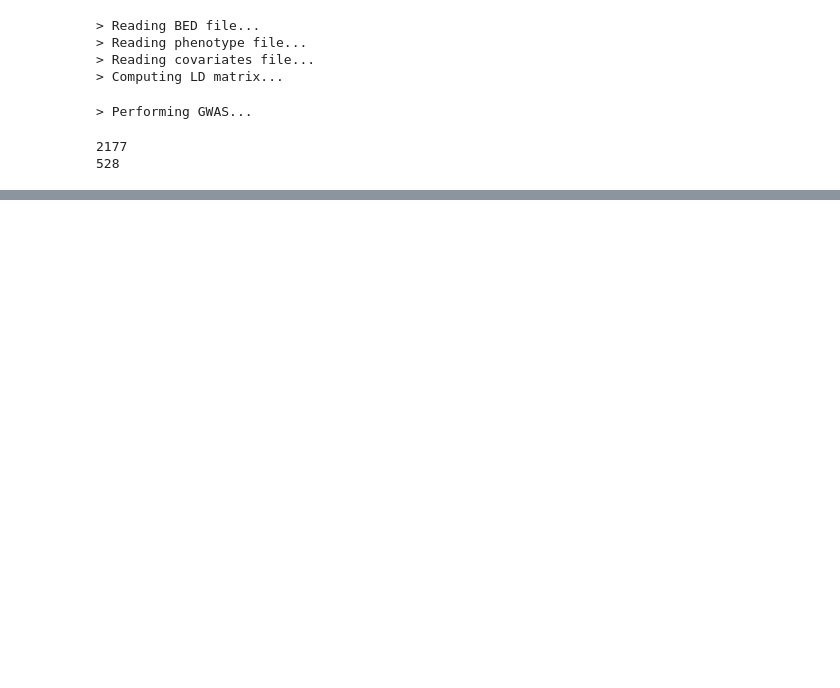
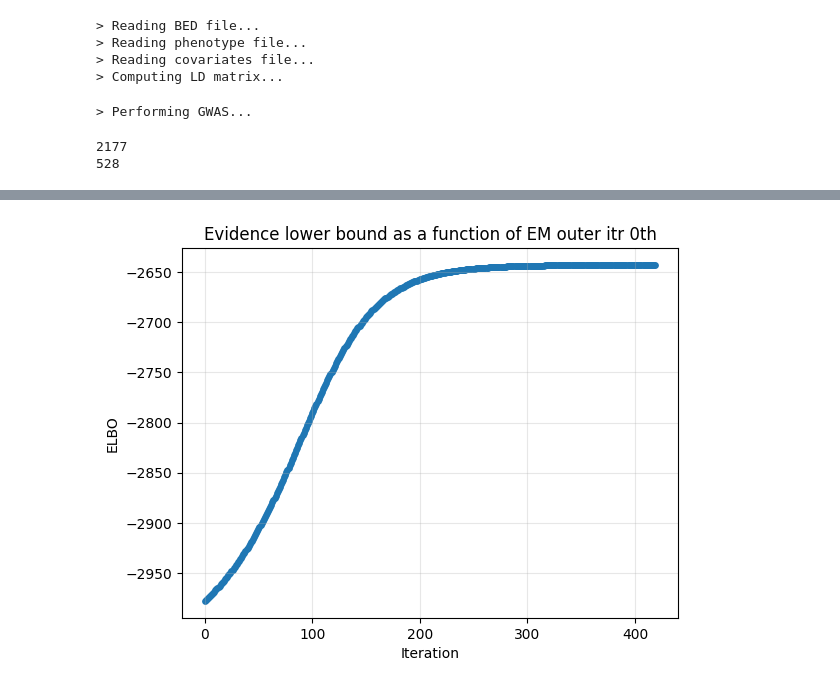
Before and after one commit to Yiqing-Zhu2000/RA_Project, a Jupyter notebook: Real_Aug20.ipynb, the cells around one changed output, grey strips where cells are left out. Cells and saved outputs as stored; diff of their text form; code cells hidden in the pictures; blank space fills up the shorter version.

```diff
--- a/Real_Aug20.ipynb
+++ b/Real_Aug20.ipynb
@@ -234,0 +313,24 @@ plot_obs_vs_pred(realA22Val_gdl.sample_table.phenotype, pred)
+# %%
+np.random.seed(1235)
+# real_phe for 2706 samples
+realA22_gdl = mgp.GWADataLoader(
+    bed_files = "CMAll_qced/chr222120/ALL_chr222120",
+    # phenotype_file="data/phenotype_data/DREAM_pheno_Full.csv",
+    phenotype_file = "data/phenotype_data/DREAM_pheno_Full.csv",
+)
+#"Toy_example_expr/phenotype/shuffle500_phe.csv"
+
+realA22Train_gdl, realA22Val_gdl = realA22_gdl.split_by_samples(proportions=[.8, .2])
+
+realA22Train_gdl.perform_gwas()
+realA22Train_gdl.to_summary_statistics_table().to_csv(
+    "Real_phe_expr/real_chr222120.sumstats", sep="\t", index=False
+)
+
+
+realA22Train_gdl.compute_ld(estimator='sample',
+                output_dir='Real_phe_expr/all_chr222120LD/')
+
+
+print(realA22Train_gdl.sample_size)
+print(realA22Val_gdl.sample_size)
@@ -234,0 +342,6 @@ plot_obs_vs_pred(realA22Val_gdl.sample_table.phenotype, pred)
+# %%
+v = vp.VIPRS(realA22Train_gdl, fix_params={'pi':0.01, 'sigma_epsilon':  0.90})
+# v = vp.VIPRS(realA22Train_gdl)
+# theta_0 = {'pi': 0.01, 'sigma_epsilon': 0.50}
+# v.initialize(theta_0=theta_0)
+v.fit()
@@ -234,0 +358,4 @@ plot_obs_vs_pred(realA22Val_gdl.sample_table.phenotype, pred)
+# %%
+ELBO_plot(v.history['ELBO'], "Real_phe_expr/ELBO_plots/real_ALL_chr222120.png",itr=0)
+# %% [output]
+[figure, added]
```
Also changed, not shown: parts of 26 cells of this notebook, 1 other file.
